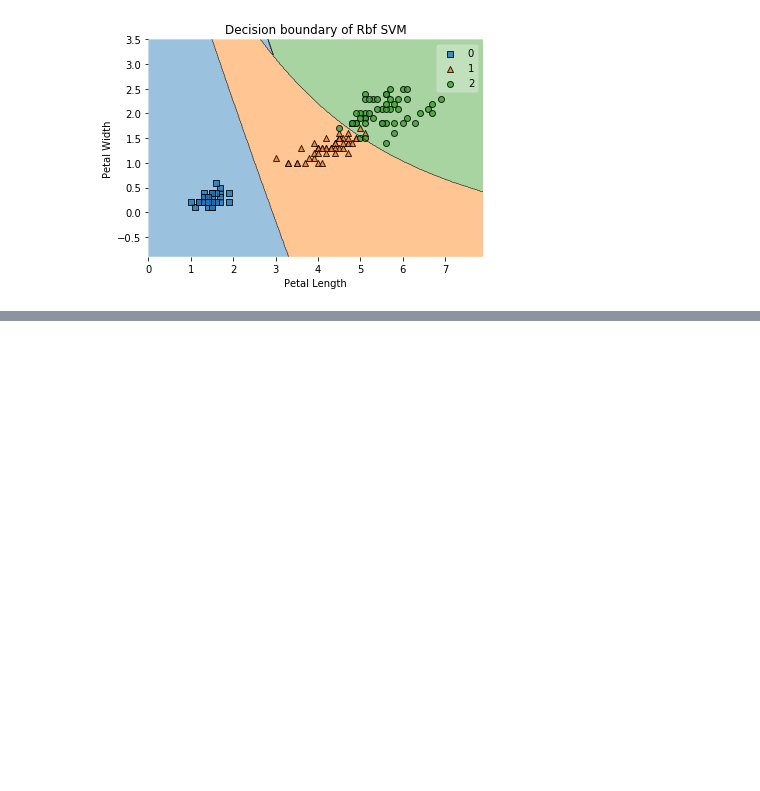
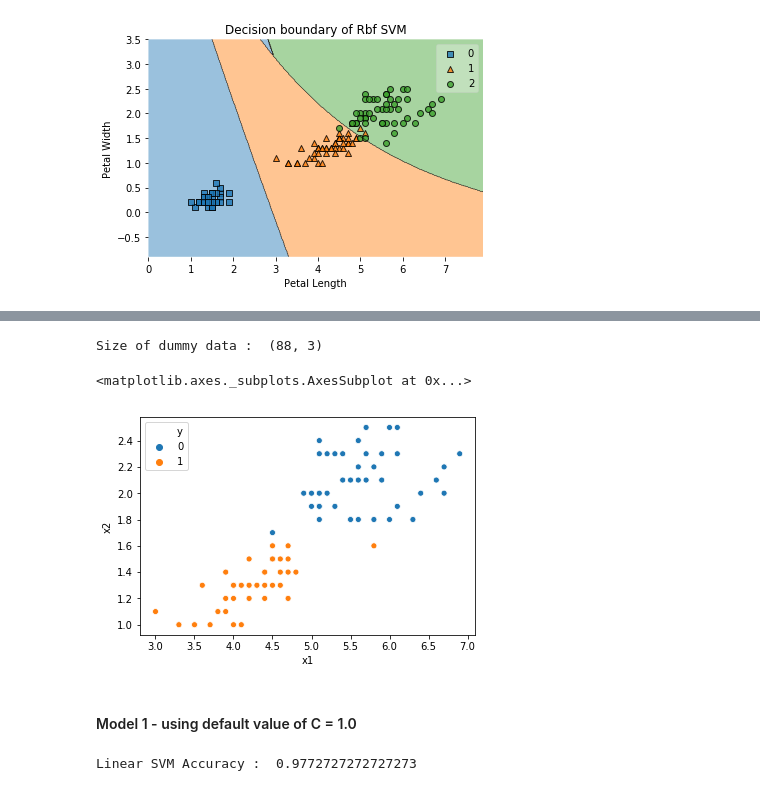
Before and after one commit to techwithshadab/ISTE-Examly-Sessions, a Jupyter notebook: 08 Machine Learning/Classification/SVM.ipynb, the cells around one changed output, grey strips where cells are left out. Drawn from its saved outputs; the diff is of its cells as text; code cells hidden in the pictures; blank space fills up the shorter version.

```diff
--- a/08 Machine Learning/Classification/SVM.ipynb
+++ b/08 Machine Learning/Classification/SVM.ipynb
@@ -246,0 +249,3 @@ plt.show()
+# %%
+dummy_df = pd.read_csv("data/dummy.csv")
+dummy_df.head()
@@ -246,0 +259,4 @@ plt.show()
+# %%
+print("Size of dummy data : ", dummy_df.shape)
+# %% [output]
+Size of dummy data :  (88, 3)
@@ -246,0 +266,14 @@ plt.show()
+# %%
+sns.scatterplot(x = dummy_df["x1"], y = dummy_df["x2"], data = dummy_df, hue = "y")
+# %% [output]
+<matplotlib.axes._subplots.AxesSubplot at 0x...>
+[figure, added]
+# %% [markdown]
+#### Model 1 - using default value of C = 1.0
+# %%
+linear_svm = SVC(kernel = "linear")
+linear_svm.fit(X,y)
+predictions = linear_svm.predict(X)
+print("Linear SVM Accuracy : ", accuracy_score(y, predictions))
+# %% [output]
+Linear SVM Accuracy :  0.9772727272727273
```
Also changed, not shown: parts of 16 cells of this notebook, 2 other files.
